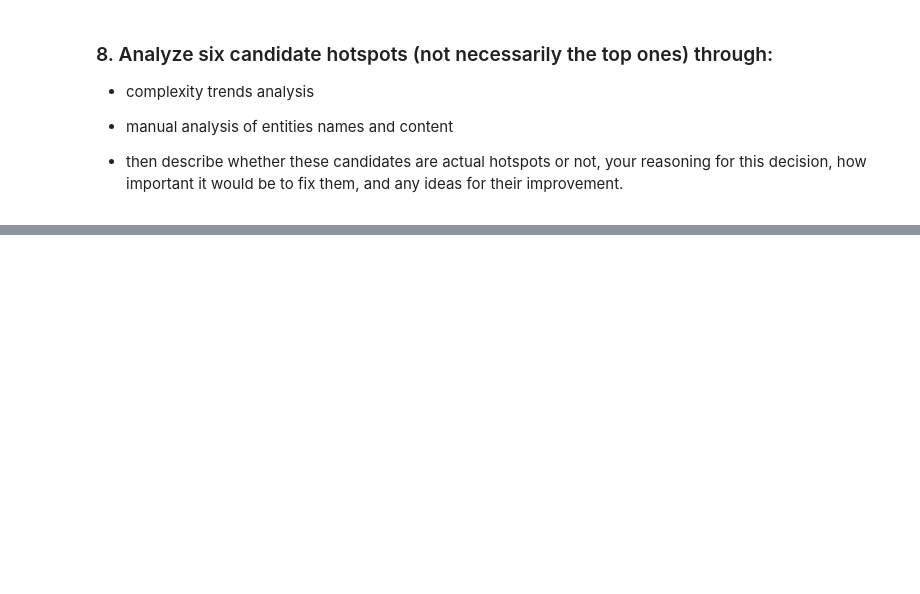
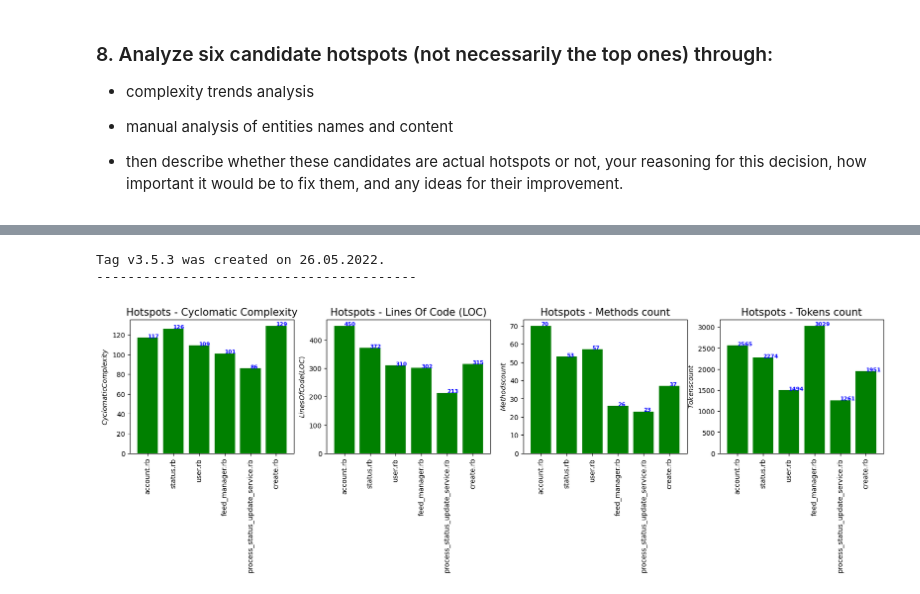
Before and after one commit to Shymsky/SOSY_SE, a Jupyter notebook: EX1.ipynb, the cells around one changed output, grey strips where cells are left out. Drawn from its saved outputs; the diff is of its cells as text; code cells hidden in the pictures; blank space fills up the shorter version.

Commit message:
plot for 1.8 added

```diff
--- a/EX1.ipynb
+++ b/EX1.ipynb
@@ -62,8 +62,8 @@ Total number of entities for tag v3.5.3:  815
 # %%
 # OTHER VERSION - to be corrected?
 
-repo = pydriller.Repository(mastodon_path, to_tag="v3.5.3")
-latest_release_commits = list(repo.traverse_commits())
+repository = pydriller.Repository(mastodon_path, to_tag="v3.5.3")
+latest_release_commits = list(repository.traverse_commits())
 files = {}
 for commit in latest_release_commits:
     for m in commit.modified_files:
@@ -223,16 +223,17 @@ all_commits = list(repo.traverse_commits())
 # sort the commits from the newest to the oldest
 all_commits.sort(key=lambda x: x.committer_date, reverse=True)
 
-list_of_hotspots = ['account.rb', 'status.rb', 'user.rb', 'feed_manager.rb', 'processs_status_uptate_service.rb', 'create.rb']
-dict_complexities = []
-dict_loc = []
-dict_methods_count = []
-dict_tokens_count = []
+list_of_hotspots = ['account.rb', 'status.rb', 'user.rb', 'feed_manager.rb', 'process_status_update_service.rb', 'create.rb']
+dict_complexities = {}
+dict_loc = {}
+dict_methods_count = {}
+dict_tokens_count = {}
 
 def find_most_recent_info(file_name):
     for commit in all_commits:
         for m in commit.modified_files:
             if m.filename == file_name:
+                print("Commit date: ", commit.committer_date)
                 dict_complexities[file_name] = m.complexity
                 dict_loc[file_name] = m.nloc
                 dict_methods_count[file_name] = len(m.methods)
@@ -251,0 +252,36 @@ for file_name in list_of_hotspots:
+# %%
+print("Tag v3.5.3 was created on 26.05.2022.")
+print("-----------------------------------------")
+# for file_name in list_of_hotspots:
+#     print("Filename: ", file_name)
+#     print("Cyclomatic Complexity: ", dict_complexities[file_name])
+#     print("Lines Of Code (LOC): ", dict_loc[file_name])
+#     print("Methods count: ", dict_methods_count[file_name])
+#     print("Tokens count: ", dict_tokens_count[file_name])
+#     print("-----------------------------------------")
+
+# create bar plot for each measure
+def create_bar_plot(measure, measure_name, index):
+    plt.subplot(2, 4, index)
+    plt.bar(list_of_hotspots, measure, color='green')
+    plt.title("Hotspots - " + measure_name, fontsize=15)
+    plt.ylabel(r"$" + measure_name + "$", fontsize=10)
+    plt.xticks(rotation=90)
+    # put value on the bar
+    for i, v in enumerate(measure):
+        plt.text(i, v, str(v), color='blue', va='bottom', fontweight='bold')
+
+
+
+plt.figure(figsize=(20,10))
+index = 1
+for measure, measure_name in zip([dict_complexities, dict_loc, dict_methods_count, dict_tokens_count],
+                                 ["Cyclomatic Complexity", "Lines Of Code (LOC)", "Methods count", "Tokens count"]):
+    create_bar_plot(list(measure.values()), measure_name, index)
+    index += 1
+plt.subplots_adjust(hspace=0.8)
+plt.show()
+# %% [output]
+Tag v3.5.3 was created on 26.05.2022.
+-----------------------------------------
+[figure, added]
```
Also changed, not shown: parts of 3 cells of this notebook.
